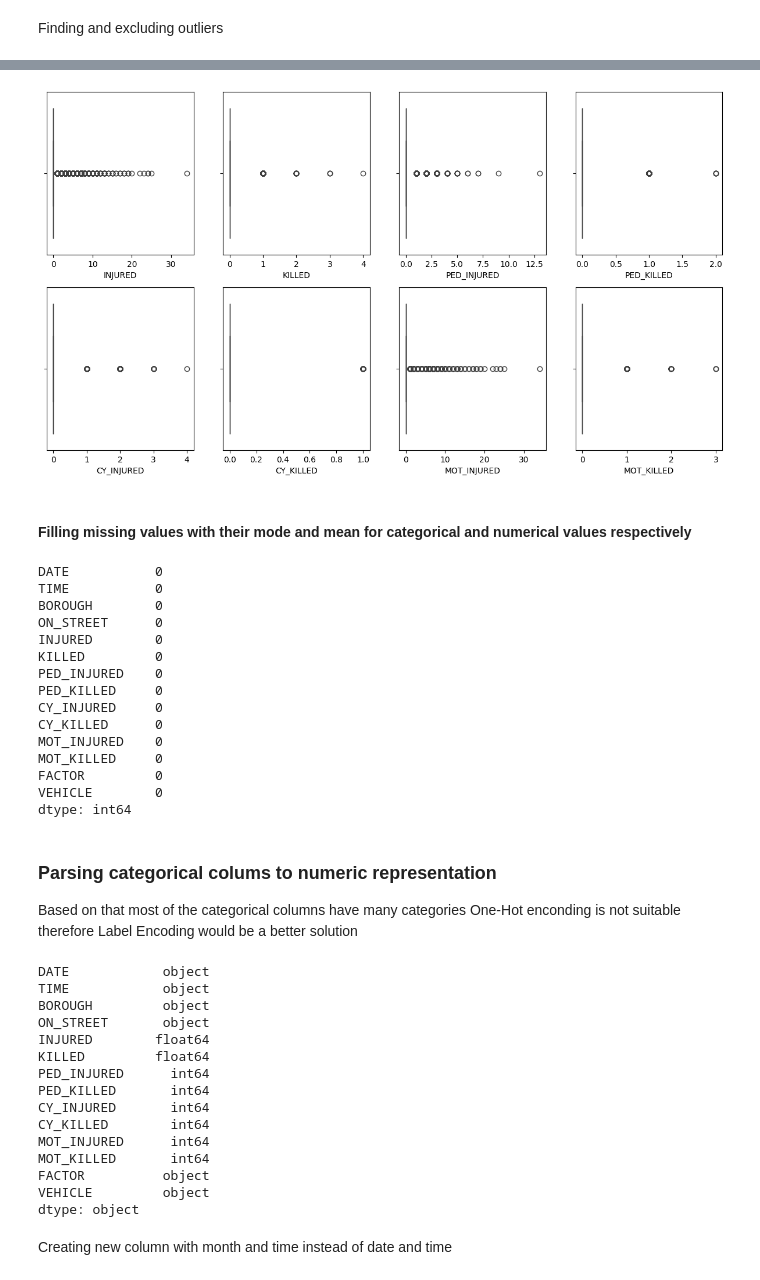
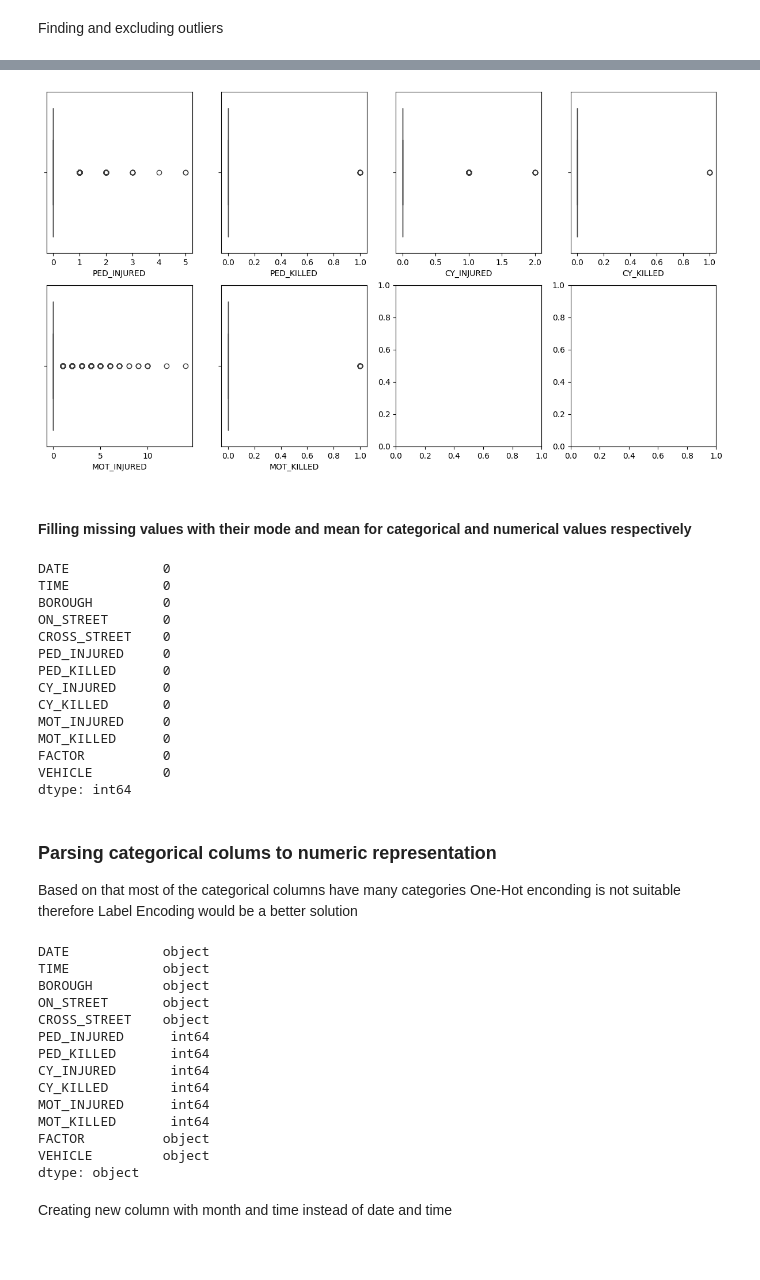
Before and after one commit to crzjothda/machlearning-ca1, a Jupyter notebook: CA1.ipynb, the cells around one changed output, grey strips where cells are left out. Drawn from its saved outputs; the diff is of its cells as text; code cells hidden in the pictures; blank space fills up the shorter version.

```diff
--- a/CA1.ipynb
+++ b/CA1.ipynb
@@ -104,7 +118,16 @@ dtype: int64
 # %% [markdown]
 Deleting logical irrelevant columns
 # %%
-df_sample.drop(['VEHICLE TYPE CODE 2', 'ZIP CODE', 'LATITUDE', 'LONGITUDE', 'LOCATION'], axis=1, inplace=True)
+# dropping irrelevant columns
+df_sample.drop([
+    'VEHICLE TYPE CODE 2',
+    'ZIP CODE',
+    'LATITUDE',
+    'LONGITUDE',
+    'LOCATION',
+    'NUMBER OF PERSONS INJURED',
+    'NUMBER OF PERSONS KILLED',
+    ], axis=1, inplace=True)
 # %% [markdown]
 Simplifying feature names
 # %%
@@ -151,3 +175,8 @@ MOT_KILLED       int64
 FACTOR          object
 VEHICLE         object
 dtype: object
+# %%
+df_sample['ON_STREET'] = df_sample['ON_STREET'].str.upper()
+df_sample['CROSS_STREET'] = df_sample['CROSS_STREET'].str.upper()
+df_sample['BOROUGH'] = df_sample['BOROUGH'].str.upper()
+df_sample['FACTOR'] = df_sample['FACTOR'].str.upper()
@@ -153,0 +185,6 @@ dtype: object
+# %%
+# converting VEHICLE column to uppercase
+df_sample['VEHICLE'] = df_sample['VEHICLE'].str.upper()
+# %%
+# Dropping low occurrence values in the 'VEHICLE' column
+df_filtered = df_sample.groupby('VEHICLE').filter(lambda x: len(x) >= 10)
@@ -168,14 +227,14 @@ df_sample.describe()
 # %%
-numerical_columns = df_sample.select_dtypes(include='number').columns.tolist()
+numerical_columns = df_filtered.select_dtypes(include='number').columns.tolist()
 
 img, axs = plt.subplots(2, 4, figsize=(15, 8))
 
 for i, column in enumerate(numerical_columns):
-    sns.boxplot(x=df_sample[column], ax=axs[i//4, i%4])
+    sns.boxplot(x=df_filtered[column], ax=axs[i//4, i%4])
 
 plt.show()
 # %% [output]
-[figure, old version]
+[figure, new version]
 # %% [markdown]
 #### Filling missing values with their mode and mean for categorical and numerical values respectively
 # %%
@@ -193,34 +253,32 @@ for column in numerical_columns:
 # %%
-df_sample.isnull().sum()
+df_filtered.isnull().sum()
 # %% [output]
-DATE           0
-TIME           0
-BOROUGH        0
-ON_STREET      0
-INJURED        0
-KILLED         0
-PED_INJURED    0
-PED_KILLED     0
-CY_INJURED     0
-CY_KILLED      0
-MOT_INJURED    0
-MOT_KILLED     0
-FACTOR         0
-VEHICLE        0
+DATE            0
+TIME            0
+BOROUGH         0
+ON_STREET       0
+CROSS_STREET    0
+PED_INJURED     0
+PED_KILLED      0
+CY_INJURED      0
+CY_KILLED       0
+MOT_INJURED     0
+MOT_KILLED      0
+FACTOR          0
+VEHICLE         0
 dtype: int64
 # %% [markdown]
 ### Parsing categorical colums to numeric representation
 
 Based on that most of the categorical columns have many categories One-Hot enconding is not suitable therefore Label Encoding would be a better solution
 # %%
-df_sample.dtypes
+df_filtered.dtypes
 # %% [output]
 DATE            object
 TIME            object
 BOROUGH         object
 ON_STREET       object
-INJURED        float64
-KILLED         float64
+CROSS_STREET    object
 PED_INJURED      int64
 PED_KILLED       int64
 CY_INJURED       int64
```
Also changed, not shown: parts of 33 cells of this notebook, 1 other file.
